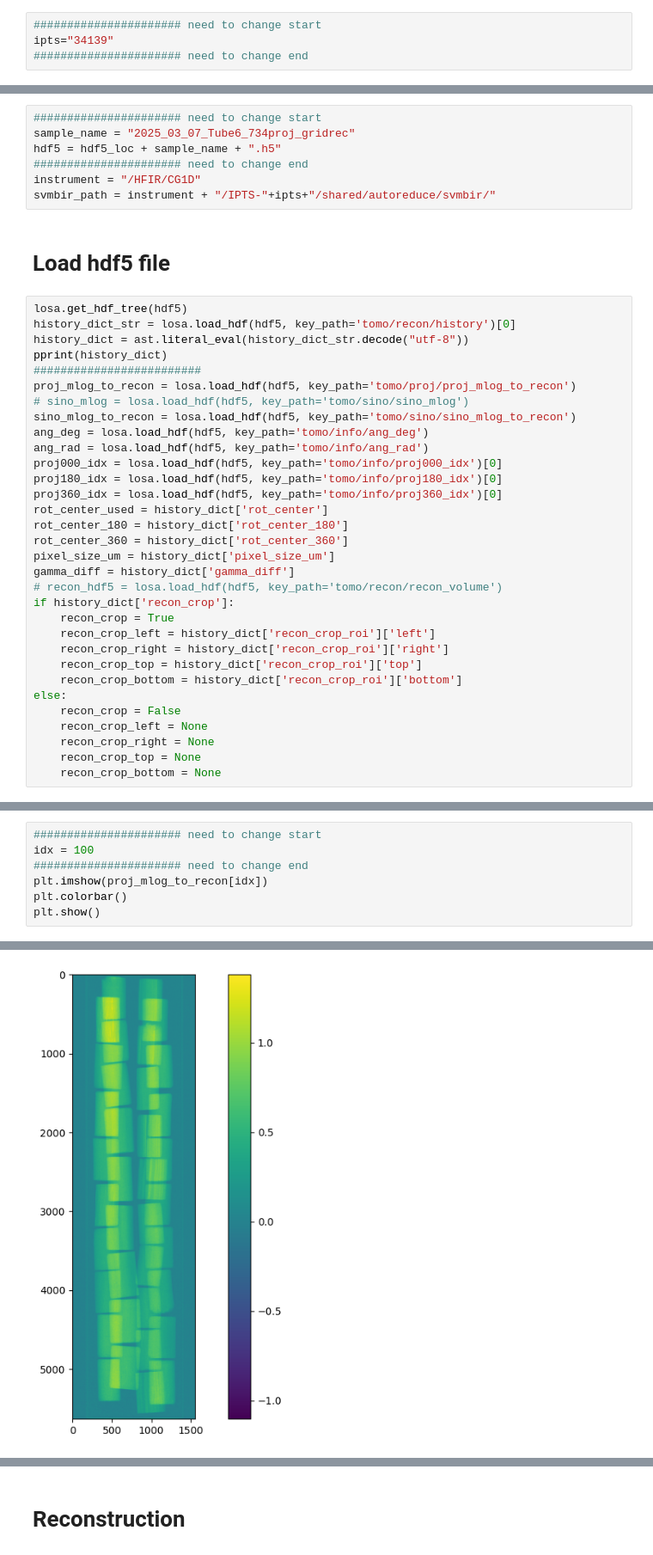
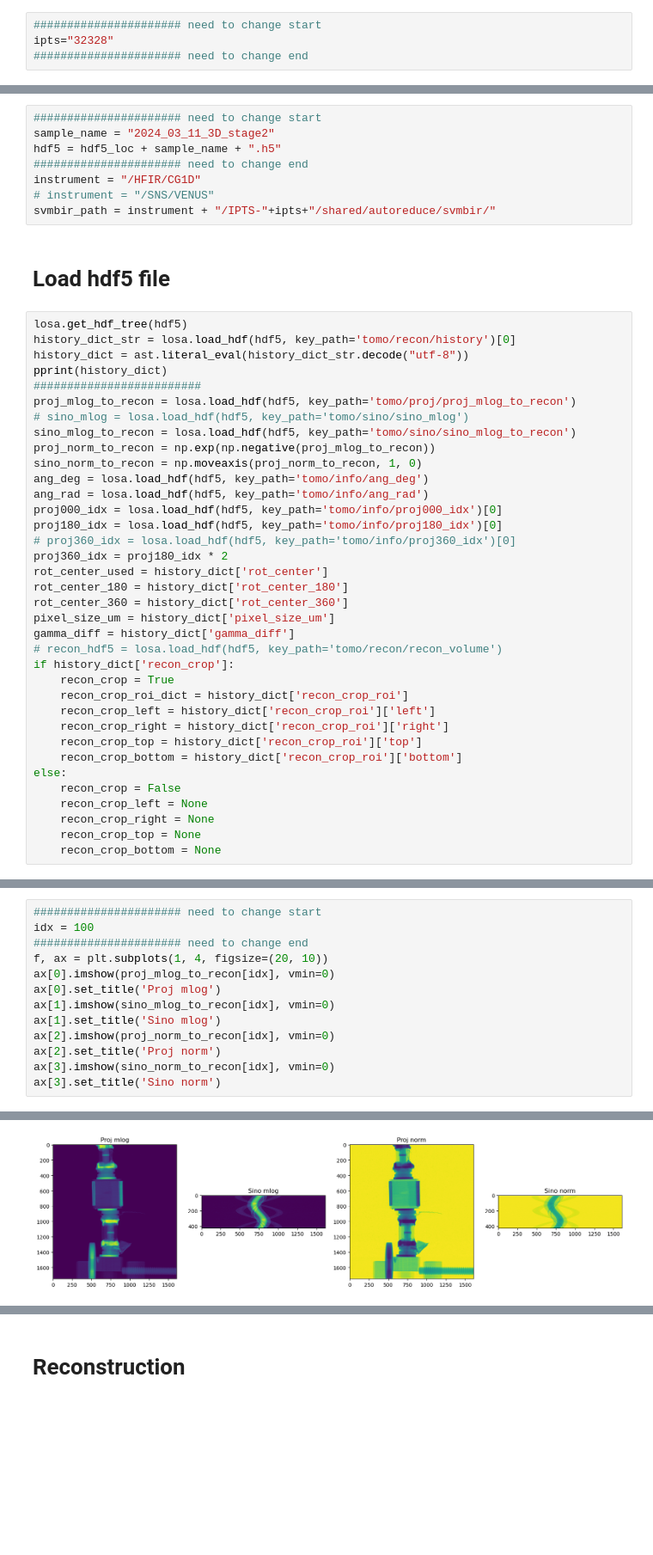
Before and after one commit to zhangy6x/research_stuff, a Jupyter notebook: jupyter_notebooks/norm_recon/rockit_load_h5_to_recon.ipynb, the cells around one changed output, grey strips where cells are left out. Shown at 86% size. Saved outputs shown, nothing was run; the diff lists cells and outputs as text; blank space fills up the shorter version.

```diff
--- a/jupyter_notebooks/norm_recon/rockit_load_h5_to_recon.ipynb
+++ b/jupyter_notebooks/norm_recon/rockit_load_h5_to_recon.ipynb
@@ -33,7 +34,7 @@ CPU cores: 256
 # Workflow starts here!
 # %%
 ###################### need to change start
-ipts="34139"
+ipts="32328"
 ###################### need to change end
 # %%
 # hdf5_loc = "/netdisk/y9z/IPTS-"+ipts+"/hdf5/"
@@ -49,9 +47,10 @@ sorted(os.listdir(hdf5_loc))
 # %%
 ###################### need to change start
-sample_name = "2025_03_07_Tube6_734proj_gridrec"
+sample_name = "2024_03_11_3D_stage2"
 hdf5 = hdf5_loc + sample_name + ".h5"
 ###################### need to change end
 instrument = "/HFIR/CG1D"
+# instrument = "/SNS/VENUS"
 svmbir_path = instrument + "/IPTS-"+ipts+"/shared/autoreduce/svmbir/"
 # %% [markdown]
 # Load hdf5 file
@@ -64,11 +63,14 @@ pprint(history_dict)
 proj_mlog_to_recon = losa.load_hdf(hdf5, key_path='tomo/proj/proj_mlog_to_recon')
 # sino_mlog = losa.load_hdf(hdf5, key_path='tomo/sino/sino_mlog')
 sino_mlog_to_recon = losa.load_hdf(hdf5, key_path='tomo/sino/sino_mlog_to_recon')
+proj_norm_to_recon = np.exp(np.negative(proj_mlog_to_recon))
+sino_norm_to_recon = np.moveaxis(proj_norm_to_recon, 1, 0)
 ang_deg = losa.load_hdf(hdf5, key_path='tomo/info/ang_deg')
 ang_rad = losa.load_hdf(hdf5, key_path='tomo/info/ang_rad')
 proj000_idx = losa.load_hdf(hdf5, key_path='tomo/info/proj000_idx')[0]
 proj180_idx = losa.load_hdf(hdf5, key_path='tomo/info/proj180_idx')[0]
-proj360_idx = losa.load_hdf(hdf5, key_path='tomo/info/proj360_idx')[0]
+# proj360_idx = losa.load_hdf(hdf5, key_path='tomo/info/proj360_idx')[0]
+proj360_idx = proj180_idx * 2
 rot_center_used = history_dict['rot_center']
 rot_center_180 = history_dict['rot_center_180']
 rot_center_360 = history_dict['rot_center_360']
@@ -77,6 +79,7 @@ gamma_diff = history_dict['gamma_diff']
 # recon_hdf5 = losa.load_hdf(hdf5, key_path='tomo/recon/recon_volume')
 if history_dict['recon_crop']:
     recon_crop = True
+    recon_crop_roi_dict = history_dict['recon_crop_roi']
     recon_crop_left = history_dict['recon_crop_roi']['left']
     recon_crop_right = history_dict['recon_crop_roi']['right']
     recon_crop_top = history_dict['recon_crop_roi']['top']
@@ -109,7 +113,13 @@ else:
 ###################### need to change start
 idx = 100
 ###################### need to change end
-plt.imshow(proj_mlog_to_recon[idx])
-plt.colorbar()
-plt.show()
+f, ax = plt.subplots(1, 4, figsize=(20, 10))
+ax[0].imshow(proj_mlog_to_recon[idx], vmin=0)
+ax[0].set_title('Proj mlog')
+ax[1].imshow(sino_mlog_to_recon[idx], vmin=0)
+ax[1].set_title('Sino mlog')
+ax[2].imshow(proj_norm_to_recon[idx], vmin=0)
+ax[2].set_title('Proj norm')
+ax[3].imshow(sino_norm_to_recon[idx], vmin=0)
+ax[3].set_title('Sino norm')
 # %% [output]
@@ -116 +127 @@ plt.show()
-[figure, old version]
+[figure, new version]
```
Also changed, not shown: parts of 19 cells of this notebook, 2 other files.
